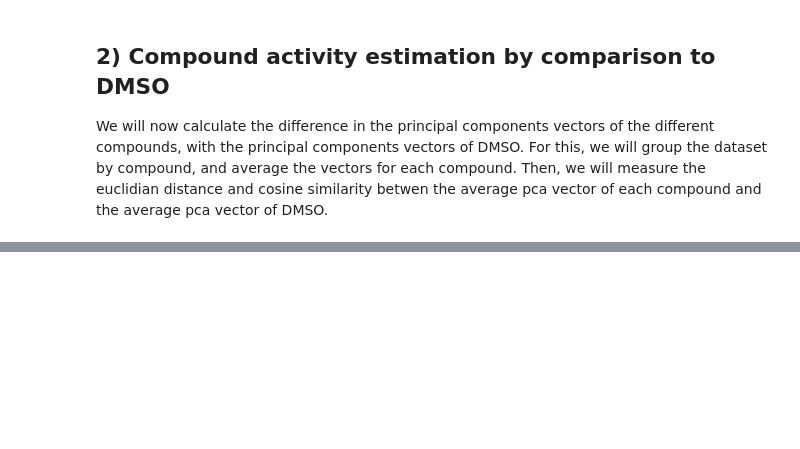
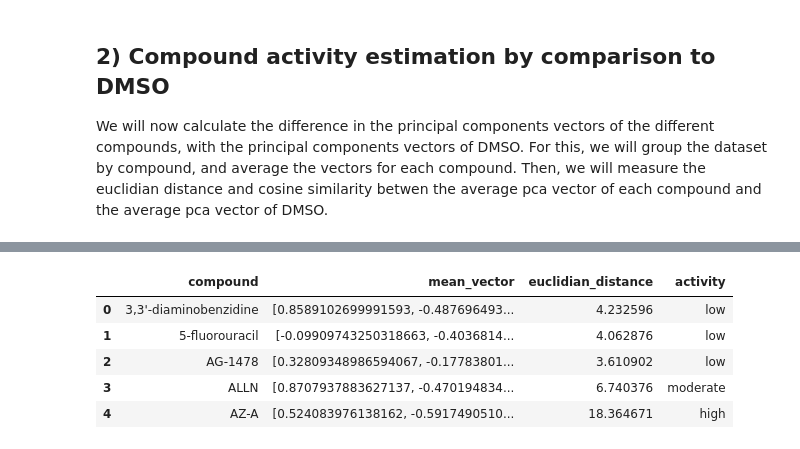
Before and after one commit to mattHG70/SIADS696_Milestone2, a Jupyter notebook: notebooks/compound_DMSO_distance.ipynb, the cells around one changed output, grey strips where cells are left out. Saved outputs shown, nothing was run; the diff lists cells and outputs as text; code cells hidden in the pictures; blank space fills up the shorter version.

```diff
--- a/notebooks/compound_DMSO_distance.ipynb
+++ b/notebooks/compound_DMSO_distance.ipynb
@@ -143,0 +164,19 @@ bar
+# %%
+#let's label compounds as lowly, moderately, and highly active
+def map_activity(x):
+    if x < 5 :
+        return 'low'
+    elif x >= 10:
+        return 'high'
+    else:
+        return 'moderate'
+
+df_mean['activity'] = df_mean.euclidian_distance.apply(lambda x: map_activity(x))
+df_mean.head()
+# %% [output]
+|  | compound | mean_vector | euclidian_distance | activity |
+| 0 | 3,3'-diaminobenzidine | [0.8589102699991593, -0.487696493... | 4.232596 | low |
+| 1 | 5-fluorouracil | [-0.09909743250318663, -0.4036814... | 4.062876 | low |
+| 2 | AG-1478 | [0.32809348986594067, -0.17783801... | 3.610902 | low |
+| 3 | ALLN | [0.8707937883627137, -0.470194834... | 6.740376 | moderate |
+| 4 | AZ-A | [0.524083976138162, -0.5917490510... | 18.364671 | high |
```
Also changed, not shown: parts of 20 cells of this notebook.
